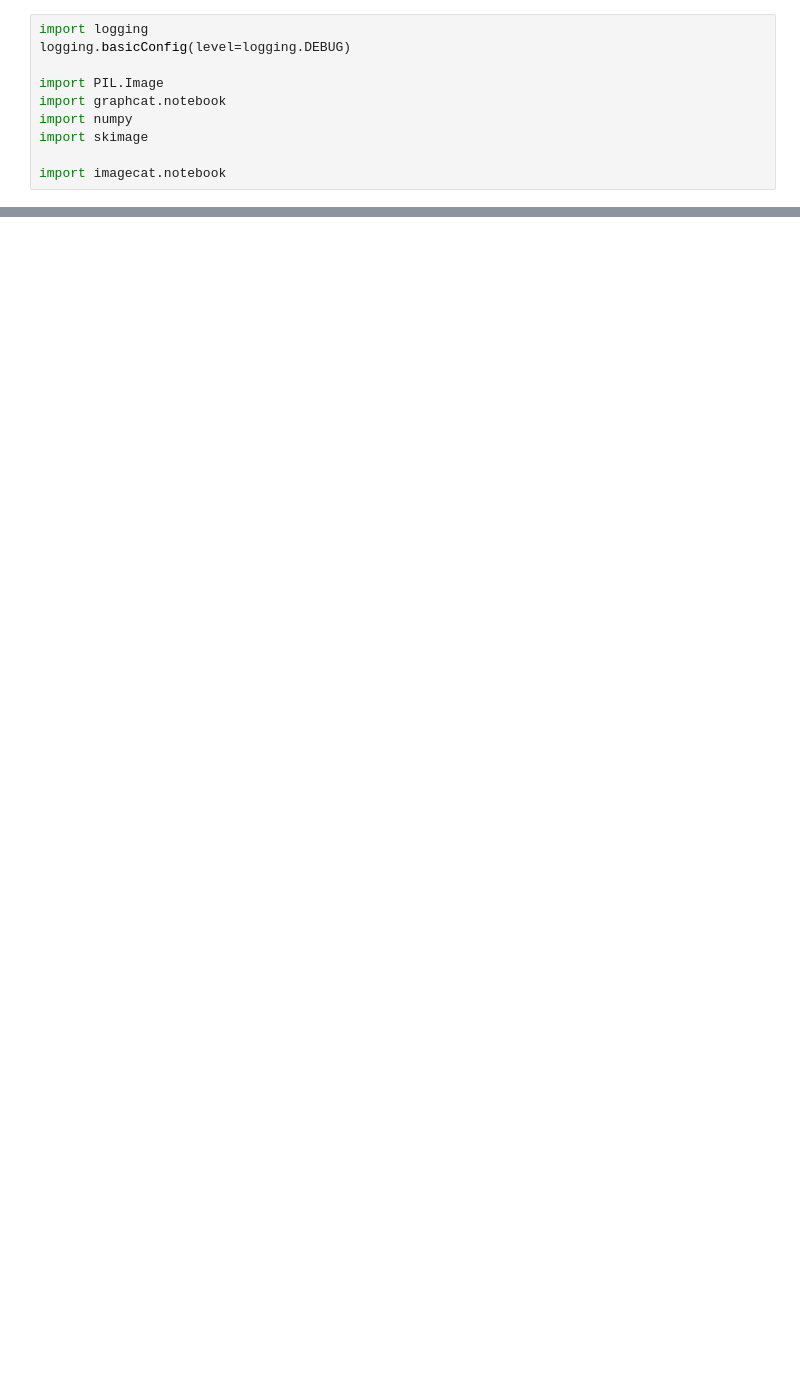
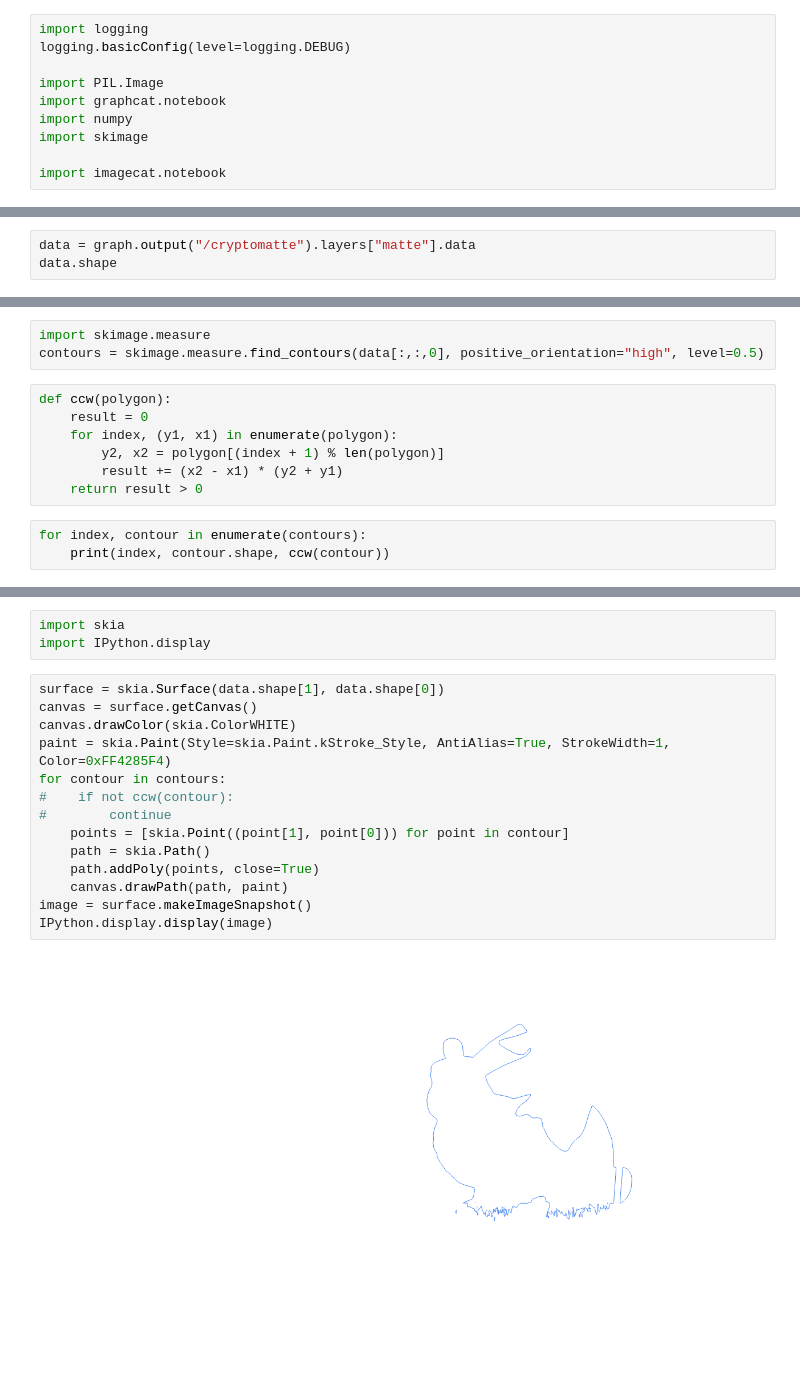
Before and after one commit to shead-custom-design/imagecat, a Jupyter notebook: notebooks/cryptomatte.ipynb, the cells around one changed output, grey strips where cells are left out. Saved outputs shown, nothing was run; the diff lists cells and outputs as text; blank space fills up the shorter version.

Commit message:
Add an example of converting Cryptomatte mattes to polygons.

```diff
--- a/notebooks/cryptomatte.ipynb
+++ b/notebooks/cryptomatte.ipynb
@@ -47,2 +47,5 @@ INFO:imagecat.operator.cryptomatte:  mattes: ['bunny_porcelain_mat', 'flowerA_pe
 INFO:imagecat.operator.cryptomatte:  output: Image(matte: Layer(1280x720x1 float32 [''] Role.NONE))
 Accordion(children=(HTML(value=''),), _titles={'0': 'Layer: matte'})
+# %%
+data = graph.output("/cryptomatte").layers["matte"].data
+data.shape
@@ -48,0 +60,13 @@ Accordion(children=(HTML(value=''),), _titles={'0': 'Layer: matte'})
+# %%
+import skimage.measure
+contours = skimage.measure.find_contours(data[:,:,0], positive_orientation="high", level=0.5)
+# %%
+def ccw(polygon):
+    result = 0
+    for index, (y1, x1) in enumerate(polygon):
+        y2, x2 = polygon[(index + 1) % len(polygon)]
+        result += (x2 - x1) * (y2 + y1)
+    return result > 0
+# %%
+for index, contour in enumerate(contours):
+    print(index, contour.shape, ccw(contour))
@@ -48,0 +91,19 @@ Accordion(children=(HTML(value=''),), _titles={'0': 'Layer: matte'})
+# %%
+import skia
+import IPython.display
+# %%
+surface = skia.Surface(data.shape[1], data.shape[0])
+canvas = surface.getCanvas()
+canvas.drawColor(skia.ColorWHITE)
+paint = skia.Paint(Style=skia.Paint.kStroke_Style, AntiAlias=True, StrokeWidth=1, Color=0xFF4285F4)
+for contour in contours:
+#    if not ccw(contour):
+#        continue
+    points = [skia.Point((point[1], point[0])) for point in contour]
+    path = skia.Path()
+    path.addPoly(points, close=True)
+    canvas.drawPath(path, paint)
+image = surface.makeImageSnapshot()
+IPython.display.display(image)
+# %% [output]
+[figure, added]
```
Also changed, not shown: parts of 5 cells of this notebook.
